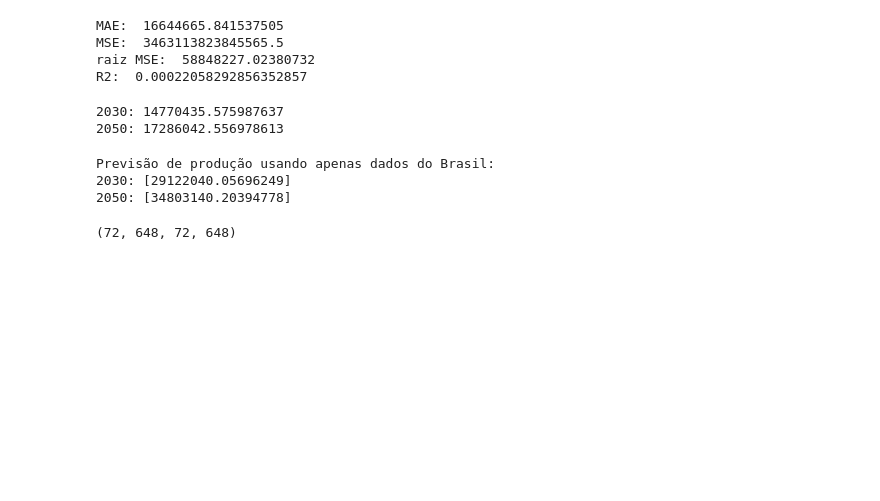
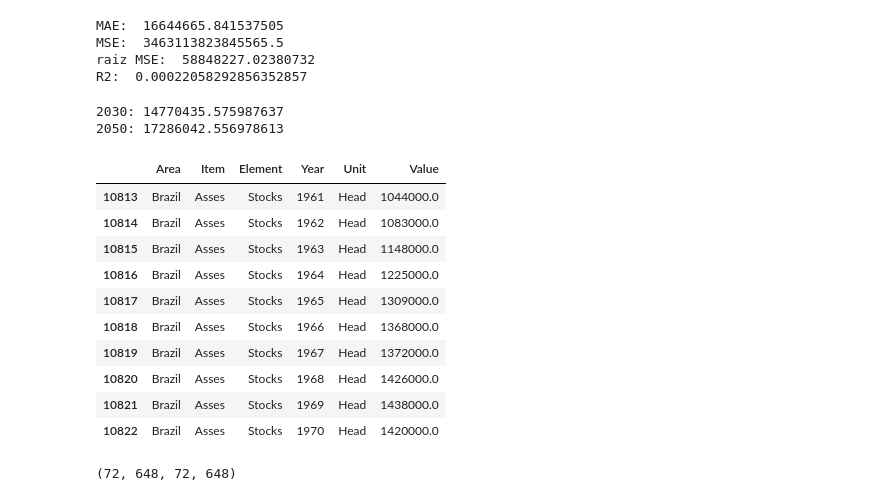
Before and after one commit to mariana-santos/RaizesSolidarias, a Jupyter notebook: AIC/GS2.ipynb, the cells around one changed output. Drawn from its saved outputs; the diff is of its cells as text; code cells hidden in the pictures; blank space fills up the shorter version.

```diff
--- a/AIC/GS2.ipynb
+++ b/AIC/GS2.ipynb
@@ -320,13 +328,23 @@ print("2050:", previsao_2050_all[0])
 # %%
 # Filtrando os dados apenas para o Brasil
 dados_prod_colheita_brasil = dados_prod_colheita[dados_prod_colheita['Area'] == 'Brazil']
 
 X_brasil = dados_prod_colheita_brasil['Year'].values.reshape(-1, 1)
 y_brasil = dados_prod_colheita_brasil['Value'].values.reshape(-1, 1)
+
+dados_prod_colheita_brasil.head(10)
 # %% [output]
-Previsão de produção usando apenas dados do Brasil:
-2030: [29122040.05696249]
-2050: [34803140.20394778]
+|  | Area | Item | Element | Year | Unit | Value |
+| 10813 | Brazil | Asses | Stocks | 1961 | Head | 1044000.0 |
+| 10814 | Brazil | Asses | Stocks | 1962 | Head | 1083000.0 |
+| 10815 | Brazil | Asses | Stocks | 1963 | Head | 1148000.0 |
+| 10816 | Brazil | Asses | Stocks | 1964 | Head | 1225000.0 |
+| 10817 | Brazil | Asses | Stocks | 1965 | Head | 1309000.0 |
+| 10818 | Brazil | Asses | Stocks | 1966 | Head | 1368000.0 |
+| 10819 | Brazil | Asses | Stocks | 1967 | Head | 1372000.0 |
+| 10820 | Brazil | Asses | Stocks | 1968 | Head | 1426000.0 |
+| 10821 | Brazil | Asses | Stocks | 1969 | Head | 1438000.0 |
+| 10822 | Brazil | Asses | Stocks | 1970 | Head | 1420000.0 |
 # %%
 # Dividindo conjunto de treinamento e conjunto de teste
 X_train_br, X_test_br, y_train_br, y_test_br = train_test_split(X_brasil, y_brasil, test_size = 0.9, random_state = 42)
```
Also changed, not shown: parts of 25 cells of this notebook.
